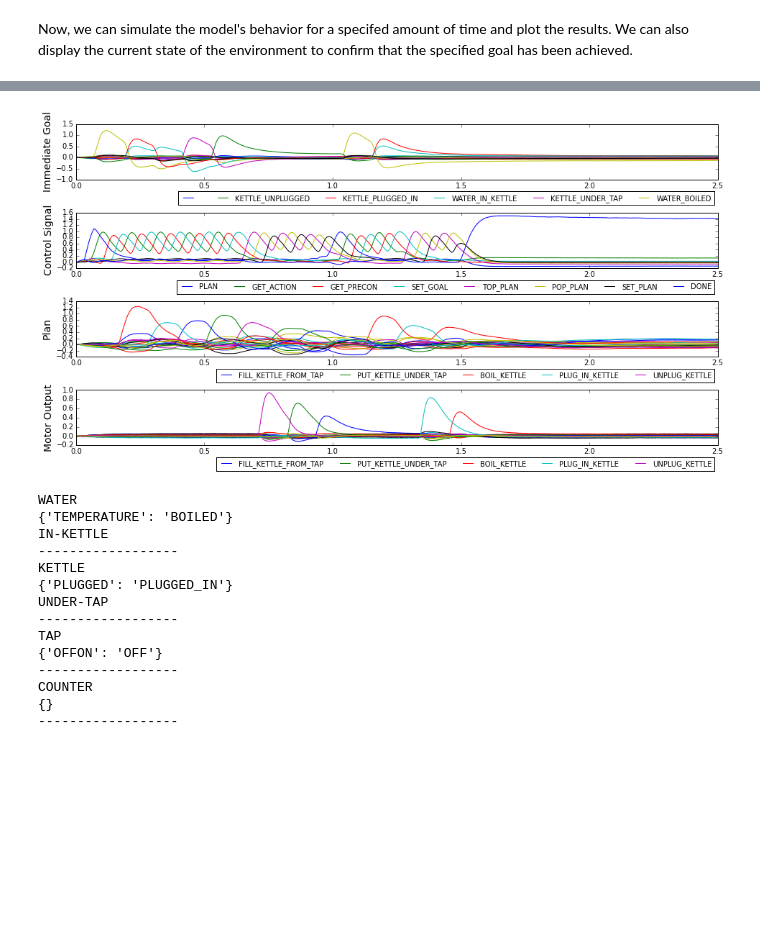
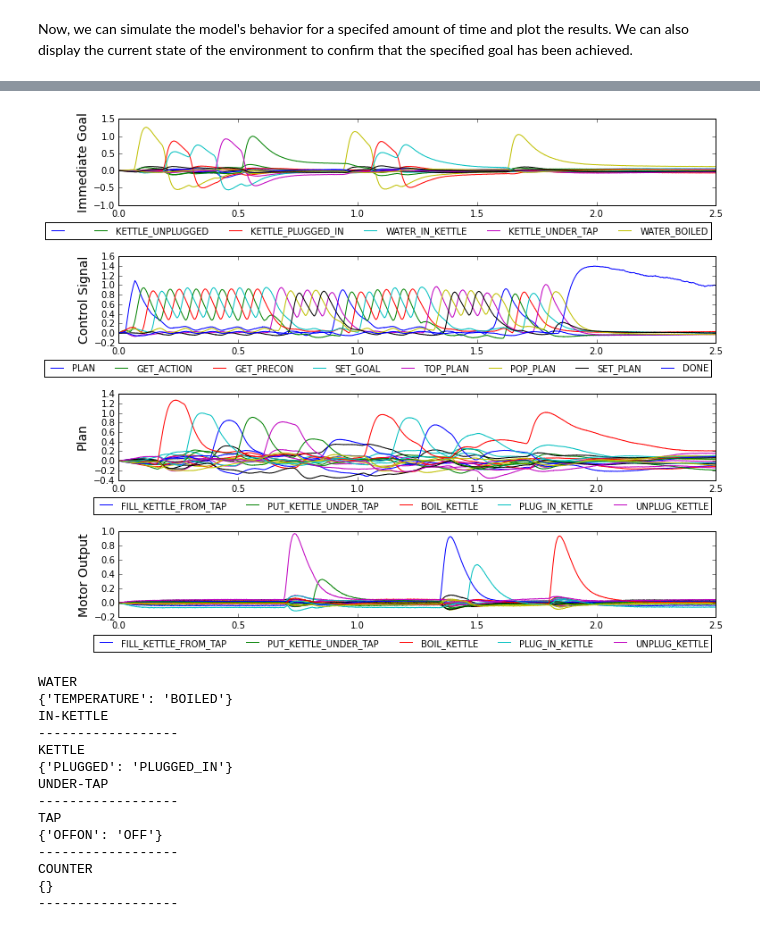
Before and after one commit to pblouw/action-planning, a Jupyter notebook: ActionPlanner-Cogsci2016.ipynb, the cells around one changed output, grey strips where cells are left out. Drawn from its saved outputs; the diff is of its cells as text; code cells hidden in the pictures; blank space fills up the shorter version.

Commit message:
Updated to run with changes to nodes.py

```diff
--- a/ActionPlanner-Cogsci2016.ipynb
+++ b/ActionPlanner-Cogsci2016.ipynb
@@ -123,9 +141,9 @@ out_vecs[2,:] = 0.4* base_vocab['WATER_IN_KETTLE'].v + 0.6*base_vocab['KETTLE_PL
 # %% [markdown]
 Now we can define the actual model structure as a collection of components and modules in accordance with the Semantic Pointer Architecture. These components correspond to the components depicted in Figure 1 of the paper as indicated by the comments below.
 # %%
-motor_sys = nodes_lite.MotorSystem(act_id_vocab, world)
-vision_sys = nodes_lite.VisualSystem(act_id_vocab, world)
-check_sys = nodes_lite.CheckSystem(goal_check_vocab, world)
+motor_sys = nodes.MotorSystem(act_id_vocab, world)
+vision_sys = nodes.VisualSystem(act_id_vocab, world)
+check_sys = nodes.VisualSystem(goal_check_vocab, world)
 
 with spa.SPA() as model:
 
@@ -147,7 +165,7 @@ with spa.SPA() as model:
     model.switch = spa.Memory(dimensions=D, vocab=signal_vocab, synapse=0.1, tau=0.15)
     model.gate = spa.Memory(dimensions=1, neurons_per_dimension=250)
     model.prod = Product(n_neurons=200, dimensions=1)
-    model.const = nengo.Node(1, size_out=1) # bias for computing a gate signal
+    model.bias = nengo.Node(1, size_out=1) # bias for computing a gate signal
     model.sig = spa.Memory(dimensions=D, vocab=signal_vocab, synapse=0.1, tau=0.65)
 
     # Associative Memories
@@ -186,7 +204,7 @@ with spa.SPA() as model:
     nengo.Connection(model.i_goal.state.output, model.obj_to_action.input,
                      transform=base_vocab['EFFECTS'].get_convolution_matrix())
 
-    nengo.Connection(model.const, model.prod.A)
+    nengo.Connection(model.bias, model.prod.A)
     nengo.Connection(model.gate.state.output, model.prod.B)
     nengo.Connection(model.prod.output, model.sig.state.input, transform=0.4*signal_vocab['PLAN'].v.reshape(D,1))
     nengo.Connection(model.m_goal.state.output, model.check[:])
@@ -248,5 +266,5 @@ with spa.SPA() as model:
     motor_spikes = nengo.Probe(model.premotor.state.ea_ensembles[7].neurons, 'spikes')
     stack_spikes = nengo.Probe(model.stack.state.ea_ensembles[6].neurons, 'spikes')
 
-sim = nengo.Simulator(model, seed=np.random.randint(1))
+sim = nengo.Simulator(model)
 # %% [markdown]
@@ -258,7 +276,7 @@ goal_keys = ['KETTLE_UNDER_TAP','KETTLE_PLUGGED_IN','','WATER_IN_KETTLE','KETTLE
 action_keys = ['UNPLUG_KETTLE', 'BOIL_KETTLE','PLUG_IN_KETTLE','FILL_KETTLE_FROM_TAP','PUT_KETTLE_UNDER_TAP']
 
 def plot_results(sim):
-    fig = plt.figure(figsize=(16,8))
+    fig = plt.figure(figsize=(12,10))
     n = 4
     p1 = fig.add_subplot(n,1,1)
     p1.plot(sim.trange(), model.similarity(sim.data, goal_probe))
@@ -282,33 +300,32 @@ def plot_results(sim):
     p4.set_ylabel('Motor Output', fontsize=14)
 
     fig.subplots_adjust(hspace=0.6)
-    fig.savefig(os.path.join('tests', 'example run'))
     plt.show()
 
 def plot_spikes(sim):
-    plot = nengo_plot.Time(sim.trange(), width=16, height=8)
+    plot = nengo_plot.Time(sim.trange(), width=10.8, height=9)
     plot.add('', model.similarity(sim.data, goal_probe))
     pylab.yticks([-1,0,1], fontsize=12)
-    pylab.ylabel('Goal', fontsize=16)
-    pylab.legend(goal_keys, fontsize=10, loc='lower right', ncol=8)
+    pylab.ylabel('Goal', fontsize=20)
+    pylab.legend(goal_keys, fontsize=9, loc='lower right', ncol=8)
     plot.add_spikes('', sim.data[goal_spikes], height=0.8, sample_by_variance=64, cluster=True)
 
     plot.add('Control Signal', model.similarity(sim.data, ctrl_probe))
     pylab.yticks([-1,0,1], fontsize=12)
-    pylab.ylabel('Control Signal', fontsize=16)
-    pylab.legend(model.get_output_vocab('ctrl').keys, fontsize=10, loc='lower right', ncol=8)
+    pylab.ylabel('Control Signal', fontsize=20)
+    pylab.legend(model.get_output_vocab('ctrl').keys, fontsize=9, loc='lower right', ncol=8)
     plot.add_spikes('', sim.data[ctrl_spikes], height=0.8,  sample_by_variance=64, cluster=True)
 
     plot.add('', model.similarity(sim.data, stack_probe))
     pylab.yticks([-1,0,1], fontsize=12)
-    pylab.ylabel('Plan', fontsize=16)
-    pylab.legend(action_keys, fontsize=10, loc='lower right', ncol=6)
+    pylab.ylabel('Plan', fontsize=20)
+    pylab.legend(action_keys, fontsize=9, loc='lower right', ncol=6)
     plot.add_spikes('', sim.data[stack_spikes], height=0.8, sample_by_variance=64, cluster=True)
 
     plot.add('', model.similarity(sim.data, motor_probe))
     pylab.yticks([-1,0,1], fontsize=12)
-    pylab.ylabel('Motor', fontsize=16)
-    pylab.legend(action_keys, fontsize=10, loc='lower right', ncol=6)
+    pylab.ylabel('Motor', fontsize=20)
+    pylab.legend(action_keys, fontsize=9, loc='lower right', ncol=6)
     plot.add_spikes('', sim.data[motor_spikes], height=0.8, sample_by_variance=64, cluster=True)
     plot.save('spikes.png')
 # %% [markdown]
@@ -325,10 +342,9 @@ Simulation finished in 0:02:09.
 # %%
 plot_results(sim)
 world.print_state()
-
-# plot_spikes(sim)  # Uncomment this line to generate a plot with spike rasters.
+plot_spikes(sim)  # Comment out this line if nengo_plot is uninstalled.
 # %% [output]
-[figure, old version]
+[figure, new version]
 WATER
 {'TEMPERATURE': 'BOILED'}
 IN-KETTLE
```
Also changed, not shown: parts of 6 cells of this notebook.
